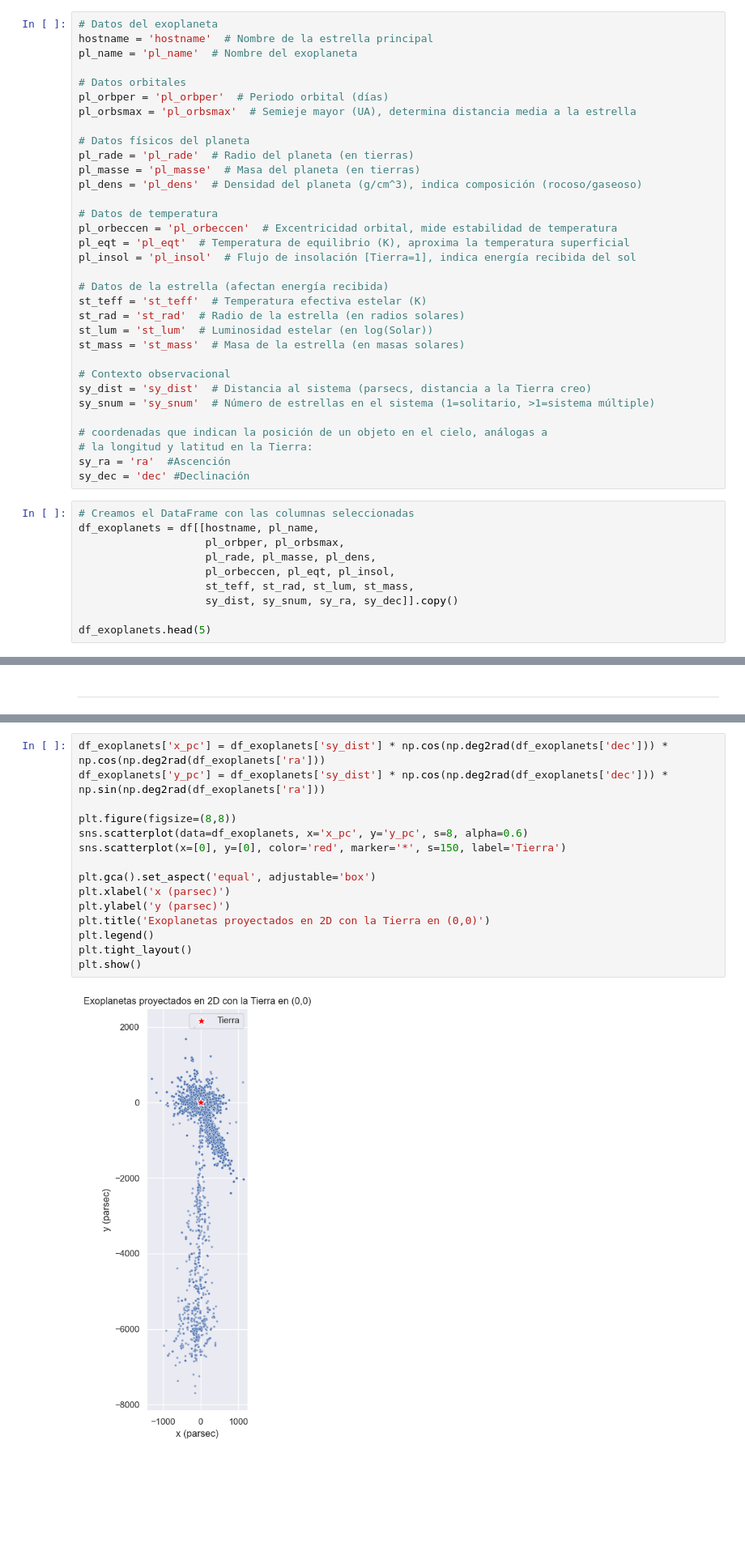
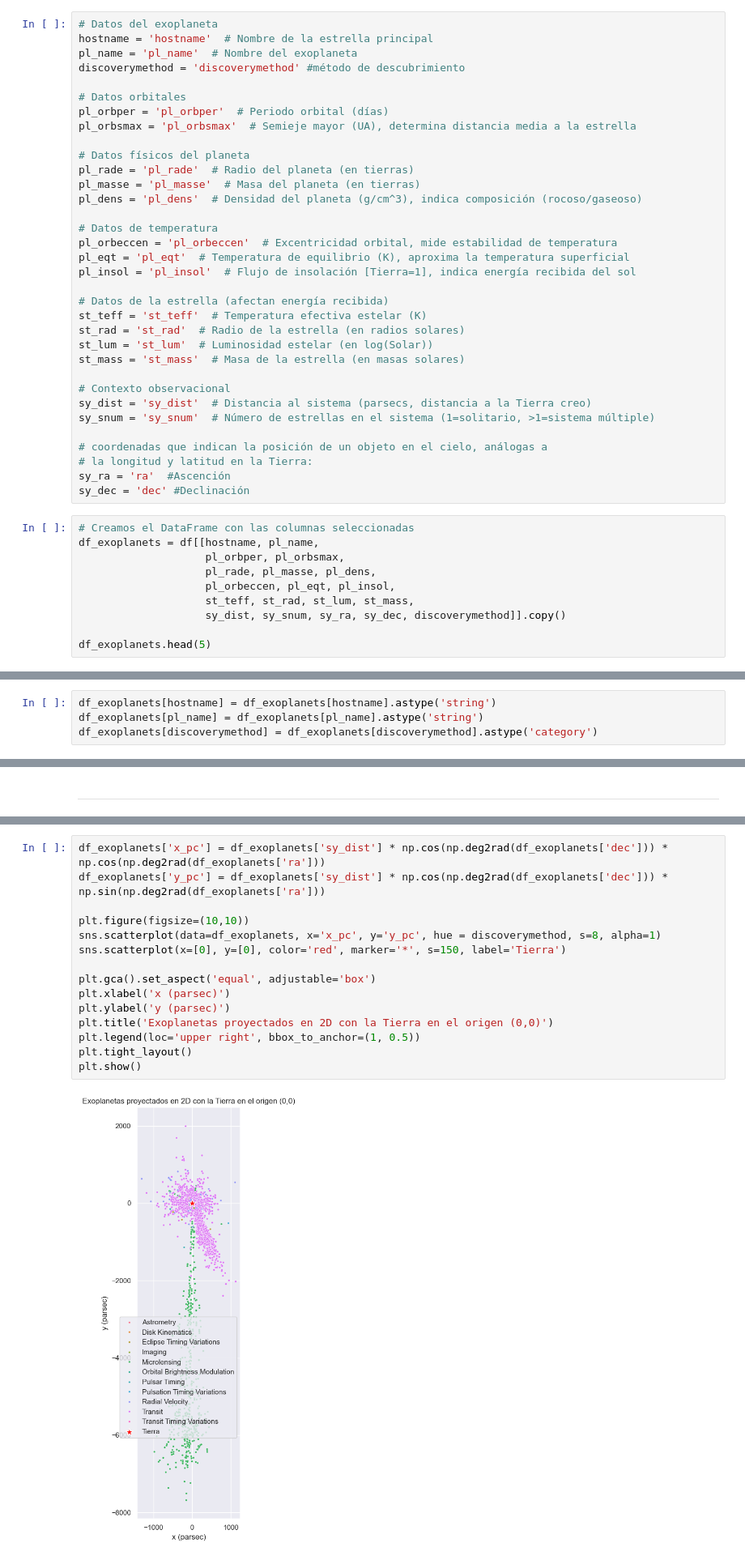
Before and after one commit to raylovesmusic/IMT2200-Proyecto-Grupal-A.R.D.E, a Jupyter notebook: notebooks/entrega_rubrica.ipynb, the cells around one changed output, grey strips where cells are left out. Shown: that part at 81% size. Drawn from its saved outputs; the diff is of its cells as text; blank space fills up the shorter version.

```diff
--- a/notebooks/entrega_rubrica.ipynb
+++ b/notebooks/entrega_rubrica.ipynb
@@ -176,6 +182,7 @@ rowdups
 # Datos del exoplaneta
 hostname = 'hostname'  # Nombre de la estrella principal
 pl_name = 'pl_name'  # Nombre del exoplaneta
+discoverymethod = 'discoverymethod' #método de descubrimiento
 
 # Datos orbitales
 pl_orbper = 'pl_orbper'  # Periodo orbital (días)
@@ -212,7 +219,7 @@ df_exoplanets = df[[hostname, pl_name,
                     pl_rade, pl_masse, pl_dens,
                     pl_orbeccen, pl_eqt, pl_insol,
                     st_teff, st_rad, st_lum, st_mass,
-                    sy_dist, sy_snum, sy_ra, sy_dec]].copy()
+                    sy_dist, sy_snum, sy_ra, sy_dec, discoverymethod]].copy()
 
 df_exoplanets.head(5)
 # %% [output]
@@ -226,3 +266,7 @@ df_exoplanets.head(5)
+# %%
+df_exoplanets[hostname] = df_exoplanets[hostname].astype('string')
+df_exoplanets[pl_name] = df_exoplanets[pl_name].astype('string')
+df_exoplanets[discoverymethod] = df_exoplanets[discoverymethod].astype('category')
 # %% [markdown]
 ### 2) Dataframe del contexto de descubrimiento y trazabilidad
 ##### En este dataframe se incluyen las columnas relacionadas con el contexto del descubrimiento de los exoplanetas, es decir, algunas variables externas como el año de descubrimiento, el método utilizado, instrumento responsable, y otros. Este dataframe es útil para analizar tendencias en los métodos de detección y la evolución de las técnicas a lo largo del tiempo.
@@ -315,17 +408,17 @@ plt.show()
 # %%
 df_exoplanets['x_pc'] = df_exoplanets['sy_dist'] * np.cos(np.deg2rad(df_exoplanets['dec'])) * np.cos(np.deg2rad(df_exoplanets['ra']))
 df_exoplanets['y_pc'] = df_exoplanets['sy_dist'] * np.cos(np.deg2rad(df_exoplanets['dec'])) * np.sin(np.deg2rad(df_exoplanets['ra']))
 
-plt.figure(figsize=(8,8))
-sns.scatterplot(data=df_exoplanets, x='x_pc', y='y_pc', s=8, alpha=0.6)
+plt.figure(figsize=(10,10))
+sns.scatterplot(data=df_exoplanets, x='x_pc', y='y_pc', hue = discoverymethod, s=8, alpha=1)
 sns.scatterplot(x=[0], y=[0], color='red', marker='*', s=150, label='Tierra')
 
 plt.gca().set_aspect('equal', adjustable='box')
 plt.xlabel('x (parsec)')
 plt.ylabel('y (parsec)')
-plt.title('Exoplanetas proyectados en 2D con la Tierra en (0,0)')
-plt.legend()
+plt.title('Exoplanetas proyectados en 2D con la Tierra en el origen (0,0)')
+plt.legend(loc='upper right', bbox_to_anchor=(1, 0.5))
 plt.tight_layout()
 plt.show()
 # %% [output]
-[figure, old version]
+[figure, new version]
```
Also changed, not shown: parts of 16 cells of this notebook.
